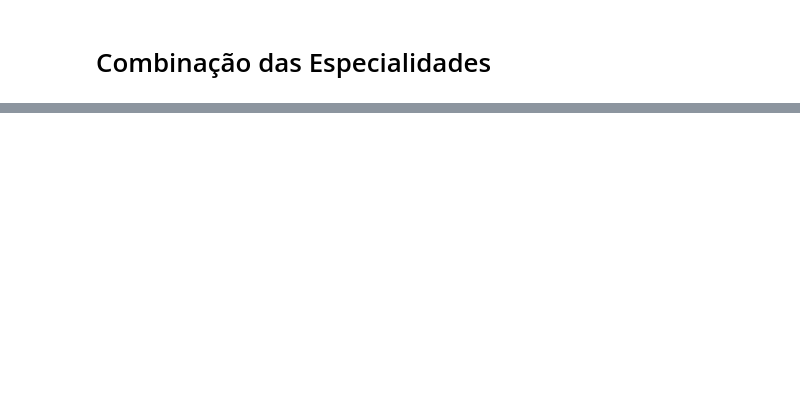
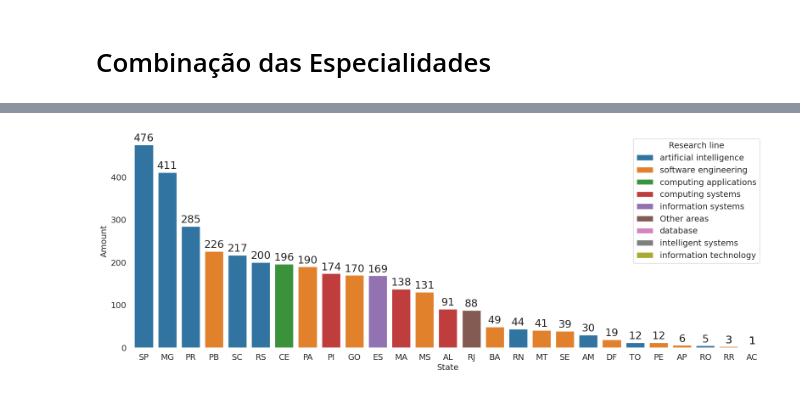
Before and after one commit to jeancarloscc/OrientPOSCOMP-System, a Jupyter notebook: notebooks/2.2-jc-specialty_combined.ipynb, the cells around one changed output, grey strips where cells are left out. Cells and saved outputs as stored; diff of their text form; code cells hidden in the pictures; blank space fills up the shorter version.

```diff
--- a/notebooks/2.2-jc-specialty_combined.ipynb
+++ b/notebooks/2.2-jc-specialty_combined.ipynb
@@ -162,7 +189,23 @@ df.to_csv('db_poscomp.csv', index=False)
 # %%
 # Supondo que 'data_poscomp_esp' seja o seu DataFrame
-qtd = df.groupby(['especialidade', 'estado']).size().reset_index(name='counts')
+qtd = df_poscomp.groupby(['especialidade', 'estado']).size().reset_index(name='counts')
 # %%
 # Encontre a especialidade predominante para cada estado
 idx = qtd.groupby(['estado'])['counts'].transform(max) == qtd['counts']
 result_df = qtd[idx]
+# %%
+result_df['estado'] = result_df['estado'].str.upper()
+# %%
+espec_translation = {
+    "Demais áreas": "Other areas",
+    "aplicações computacionais": "computing applications",
+    "banco de dados": "database",
+    "engenharia de software": "software engineering",
+    "inteligência artificial": "artificial intelligence",
+    "sistemas de computação": "computing systems",
+    "sistemas de informação": "information systems",
+    "sistemas inteligentes": "intelligent systems",
+    "tecnologia da informação": "information technology"
+}
+# %%
+result_df['especialidade'].replace(espec_translation, inplace=True)
@@ -169,7 +232,9 @@ result_df = qtd[idx]
 # %%
 visualizacao.barplot_view(result_df.sort_values(['counts'], ascending=False),
                           x='estado', y='counts', hue='especialidade', figsize=(16,6), dodge=False,
-                         save_path='../imagens/especialidades_estados.pdf', title_legend='Linhas de Pesquisas', ylabel="Quantidades",
-                         xlabel="Estados")
+                         save_path='../imagens/especialidades_estados_english.pdf', title_legend='Research line', ylabel="Amount",
+                         xlabel="State")
+# %% [output]
+[figure, added]
 # %%
 # Supondo que 'data_poscomp_esp' seja o seu DataFrame
```
Also changed, not shown: parts of 17 cells of this notebook, 11 other files.
